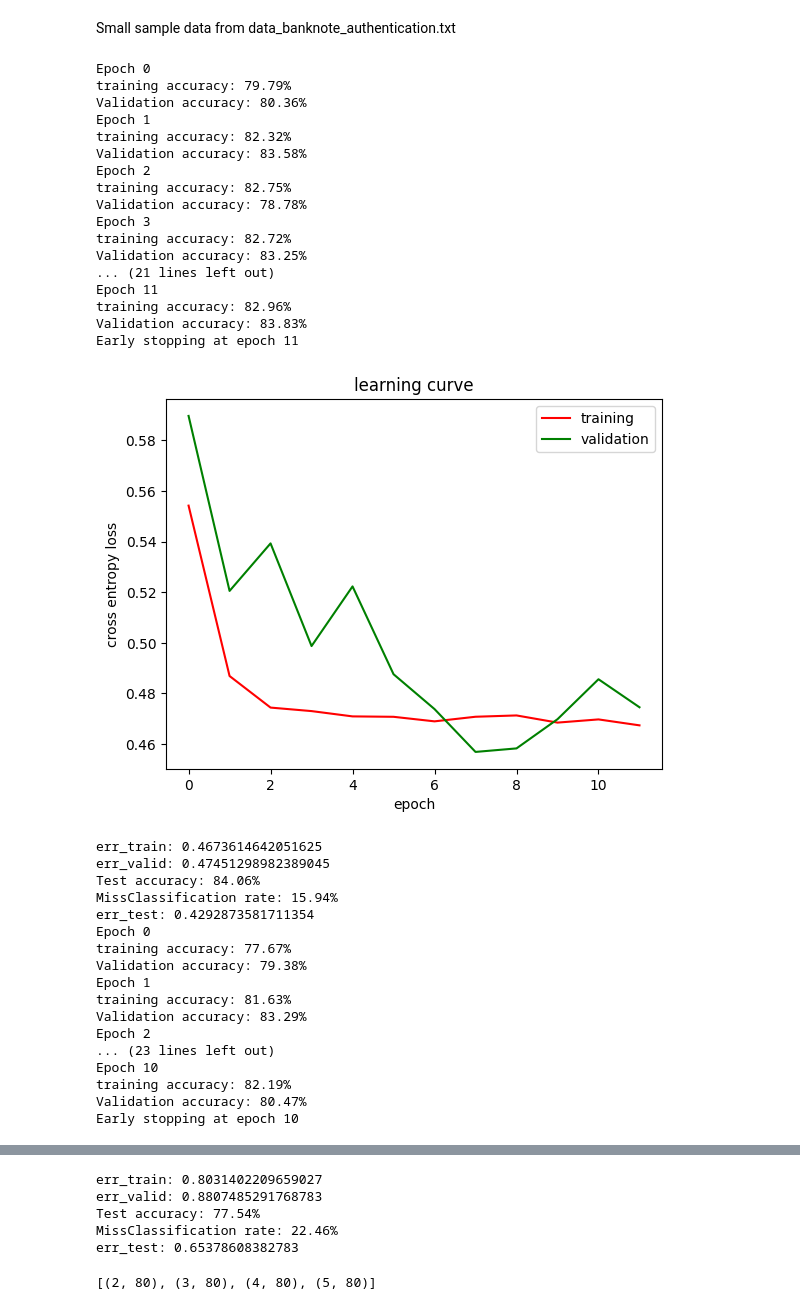
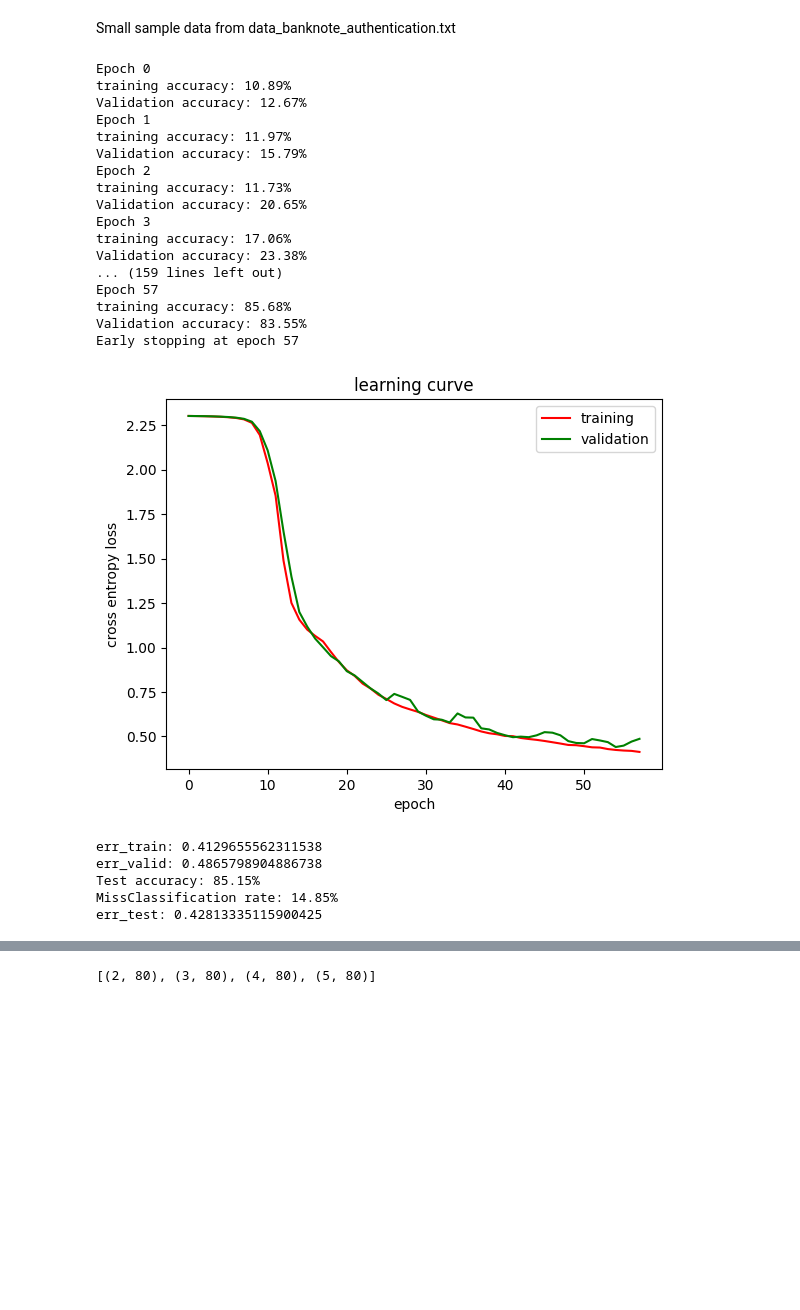
Before and after one commit to fistfulofyen/Applications_of_Machine_Learning, a Jupyter notebook: Regression_and_Classification/NN_classifier_four_layer_softmax.ipynb, the cells around one changed output, grey strips where cells are left out. Drawn from its saved outputs; the diff is of its cells as text; code cells hidden in the pictures; blank space fills up the shorter version.

```diff
--- a/Regression_and_Classification/NN_classifier_four_layer_softmax.ipynb
+++ b/Regression_and_Classification/NN_classifier_four_layer_softmax.ipynb
@@ -791,64 +799,52 @@ def Gradient_desent_Batch_Adam(Ws):
     pred_classes = np.argmax(y_test, axis=1)
     accuracy_test = np.mean(pred_classes == t_test)
     test_error_moving_average = moving_average_same_length(err_test, window_size=3)
     print(f"Test accuracy: {accuracy_test * 100:.2f}%")
     print(f"MissClassification rate: {(1- accuracy_test) * 100:.2f}%")
     print("err_test: {0}".format(test_error_moving_average[-1]))
 
 def main():
 
     # number_of_hidden_layer = 2
     # #Ws = initialize_weights(number_of_hidden_layer)
     # Ws = initialize_weights_random_He(number_of_hidden_layer)
     Ws = []
-    for i in range(1,5):
+    for i in range(4,5):
         Ws_i = initialize_weights_random_He(i)
         Ws.append(Ws_i)
 
     for w in Ws:
 
-        #Gradient_desent_SGD(w)
-        Gradient_desent_Batch_Adam(w)
+        Gradient_desent_Batch(w)
+        #Gradient_desent_Batch_Adam(w)
 
 
 
 
 
 if __name__ == '__main__':
     main()
 # %% [output]
 Epoch 0
-training accuracy: 79.79%
-Validation accuracy: 80.36%
+training accuracy: 10.89%
+Validation accuracy: 12.67%
 Epoch 1
-training accuracy: 82.32%
-Validation accuracy: 83.58%
+training accuracy: 11.97%
+Validation accuracy: 15.79%
 Epoch 2
-training accuracy: 82.75%
-Validation accuracy: 78.78%
+training accuracy: 11.73%
+Validation accuracy: 20.65%
 Epoch 3
-training accuracy: 82.72%
-Validation accuracy: 83.25%
-... (21 lines left out)
-Epoch 11
-training accuracy: 82.96%
-Validation accuracy: 83.83%
-Early stopping at epoch 11
+training accuracy: 17.06%
+Validation accuracy: 23.38%
+... (159 lines left out)
+Epoch 57
+training accuracy: 85.68%
+Validation accuracy: 83.55%
+Early stopping at epoch 57
-[figure, old version]
+[figure, new version]
-err_train: 0.4673614642051625
-err_valid: 0.47451298982389045
-Test accuracy: 84.06%
-MissClassification rate: 15.94%
-err_test: 0.4292873581711354
-Epoch 0
-training accuracy: 77.67%
-Validation accuracy: 79.38%
-Epoch 1
-training accuracy: 81.63%
-Validation accuracy: 83.29%
-Epoch 2
-... (23 lines left out)
-Epoch 10
-training accuracy: 82.19%
-Validation accuracy: 80.47%
-Early stopping at epoch 10
+err_train: 0.4129655562311538
+err_valid: 0.4865798904886738
+Test accuracy: 85.15%
+MissClassification rate: 14.85%
+err_test: 0.42813335115900425
@@ -892,8 +851,3 @@ Early stopping at epoch 10
-err_train: 0.8031402209659027
-err_valid: 0.8807485291768783
-Test accuracy: 77.54%
-MissClassification rate: 22.46%
-err_test: 0.65378608382783
 # %%
 Ws = []
 for i in range(1,5):
```
Also changed, not shown: parts of 2 cells of this notebook.
